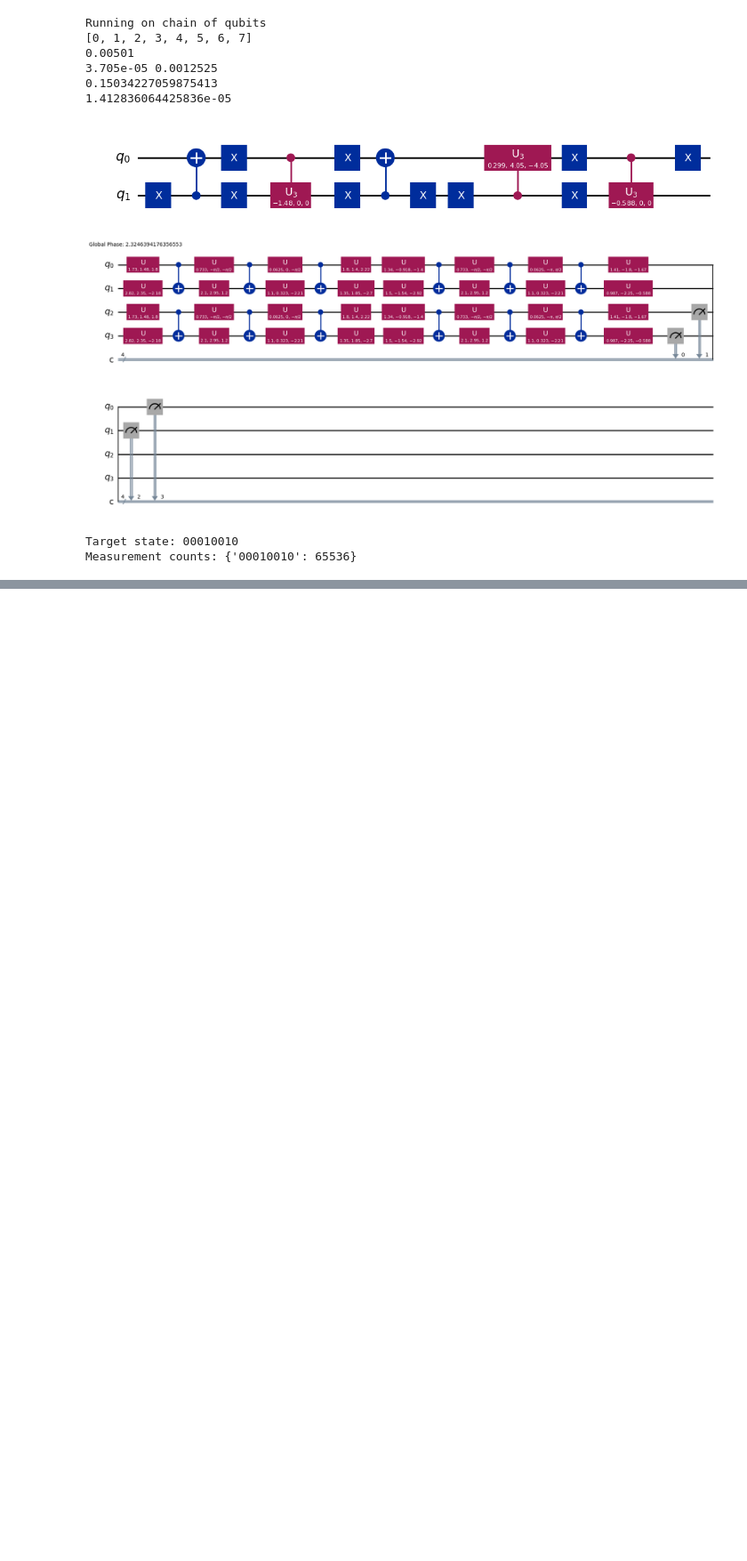
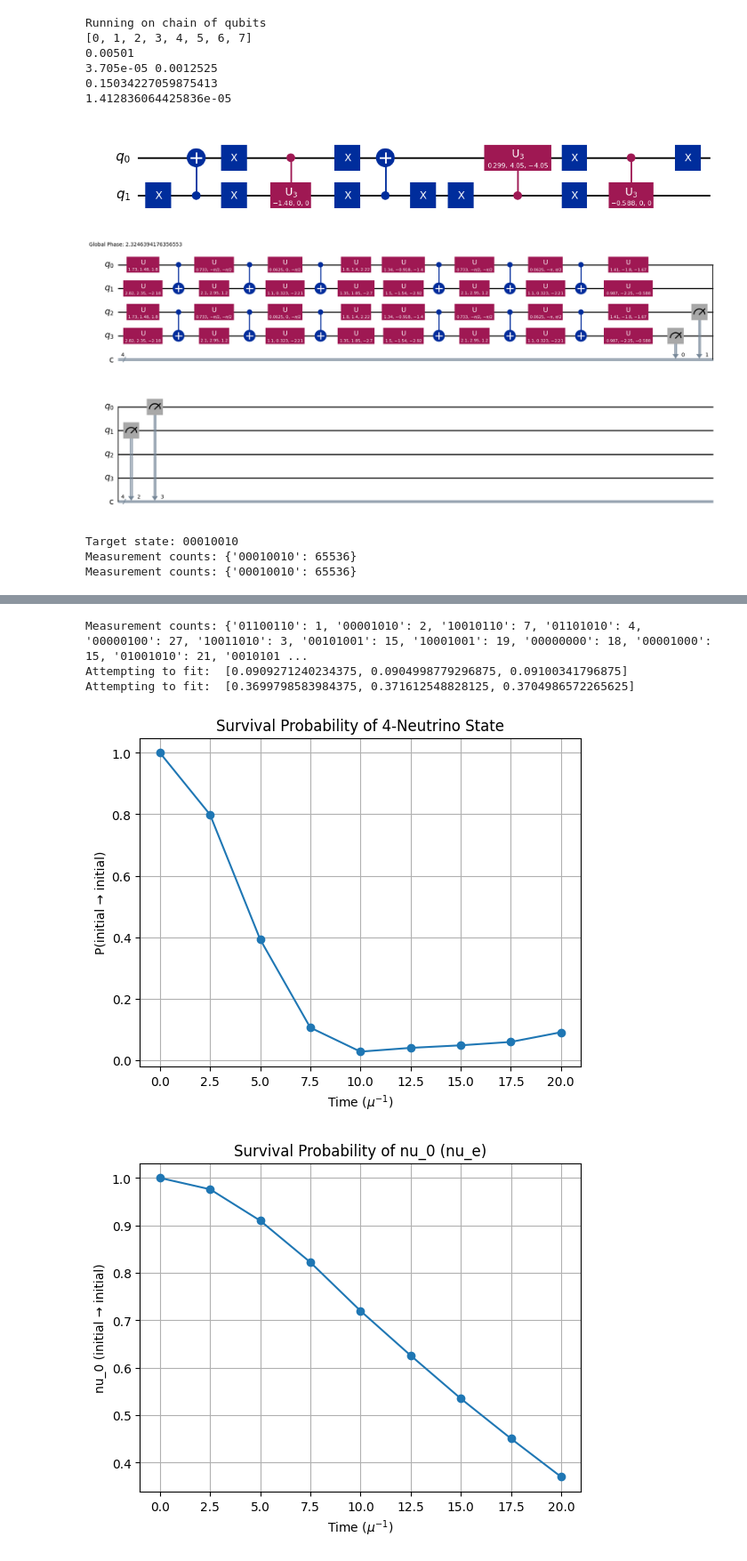
Before and after one commit to Ushakrhmn/Quantum-neutrino-Amol-Basu, a Jupyter notebook: SBN/SNB_3flavour_20-neutrino_2407_swap_decompose.ipynb, the cells around one changed output, grey strips where cells are left out. Shown at 89% size. Saved outputs shown, nothing was run; the diff lists cells and outputs as text; code cells hidden in the pictures; blank space fills up the shorter version.

Commit message:
ZNE extrapolation

```diff
--- a/SBN/SNB_3flavour_20-neutrino_2407_swap_decompose.ipynb
+++ b/SBN/SNB_3flavour_20-neutrino_2407_swap_decompose.ipynb
@@ -57,7 +57,7 @@ DYNAMIC_DECOUPLING_FLAG = False
 PAULI_TWIRLING_FLAG = False
 pt_rands = 64
 pt_shots = 1024
-ZERO_NOISE_EXTRAP_FLAG = False
+ZERO_NOISE_EXTRAP_FLAG = True
 zne_noise_factors = (1, 3, 5)
 zne_extrapolator = "exponential"
 
@@ -537,12 +537,16 @@ qc.decompose(reps=1).draw('mpl')
 # %% [output]
 [figure]
 # %%
+
+# ----------------------- Trotter step setup -----------------------
 # Time loop setup for N neutrinos
 dt = 2.5 / mu
 T_max = 20 / mu
 steps = int(T_max / dt) + 1
 times = np.linspace(0, T_max, steps)
 
+# ----------------------- Simulation setup -----------------------
+# Defines auxcillary functions and variables
 probabilities = [] # initial state survival probability
 probabilities2 = [] # nu_0 survival probability
 if PAULI_TWIRLING_FLAG:
@@ -623,7 +627,9 @@ def append_probabilities(counts, target_state, prob1, prob2):
 
     calculate_nu_survival(prob2, 0, shots, order, counts, '00')
 
-for t in tqdm(times):
+# ----------------------- simulation loop -----------------------
+
+for it, t in enumerate(tqdm(times)):
     qc = QuantumCircuit(2 * N, 2 * N)
 
     pair_indices, order, base_pattern = init_ordering()
@@ -716,27 +722,44 @@ for t in tqdm(times):
         1. Rescale the circuit with more noise
         2. Run the circuit and store temporary counts
         3. Repeat 1 and 2 for all noise factors
-        4. Apply extrapolation to get final counts
+        4. Apply extrapolation to get final counts at the end
         """
-        for lambd in zne_noise_factors:
+
+
+        zne_prob = [probabilities[-1]]
+        zne_prob2 = [probabilities2[-1]]
+
+        for i, lambd in enumerate(zne_noise_factors):
             if lambd == 1:
                 # this is just the original circuit we just ran
                 continue
 
             sqc = generate_noise_scaled_circuit(qc, lambd)
 
-            counts = None
-            job = None
-            # Execute circuit
-            job = simulator.run([pqc], shots=shots) if simulator_flag else sampler.run([pqc], shots=shots)
-            job_result = job.result()
+            # @HACK: just decomposing enough to get the basis gates
+            counts = run_and_get_counts(sqc.decompose(reps=100))
 
-            # Extract counts based on result format
-            counts = job_result.get_counts() if simulator_flag else job_result[0].data.c.get_counts()
+            nprob1, nprob2 = [], []
+            append_probabilities(counts, target_state, zne_prob, zne_prob2)
+        # @TODO: we are currently assuming same shots across all noise levels (same weights)
 
-            if M3FLAG:
-                counts = mit.apply_correction(counts, initial_layout).nearest_probability_distribution()
+        fprob, fprob2 = [], []
 
+        try:
+
+            print("Attempting to fit: ", zne_prob)
+            zne_prob_val = extrapolate_to_zero(zne_prob, zne_noise_factors, zne_extrapolator)
+            print("Attempting to fit: ", zne_prob2)
+            zne_prob_val2 = extrapolate_to_zero(zne_prob2, zne_noise_factors, zne_extrapolator)
+            print("Extrapolated values: ", zne_prob_val, zne_prob_val2)
+
+            # Here if fit was sucessful, use ZNE extrapolated values
+            probabilities[-1] = zne_prob_val
+            probabilities2[-1] = zne_prob_val2
+
+        except Exception as e:
+            print("Unable to extrapolate, error:", e)
+            print("Extrapolation failed, using original probabilities")
 
 # Plot
 plt.plot(times * mu, probabilities, marker='o')
@@ -763,3 +786,4 @@ plt.show()
 # %% [output]
 Target state: 00010010
 Measurement counts: {'00010010': 65536}
+Measurement counts: {'00010010': 65536}
@@ -766,0 +838,5 @@ AttributeError: 'float' object has no attribute 'append'
+Measurement counts: {'01100110': 1, '00001010': 2, '10010110': 7, '01101010': 4, '00000100': 27, '10011010': 3, '00101001': 15, '10001001': 19, '00000000': 18, '00001000': 15, '01001010': 21, '0010101 ...
+Attempting to fit:  [0.0909271240234375, 0.0904998779296875, 0.09100341796875]
+Attempting to fit:  [0.3699798583984375, 0.371612548828125, 0.3704986572265625]
+[figure, added]
+[figure, added]
```
Also changed, not shown: parts of 1 cell of this notebook.
